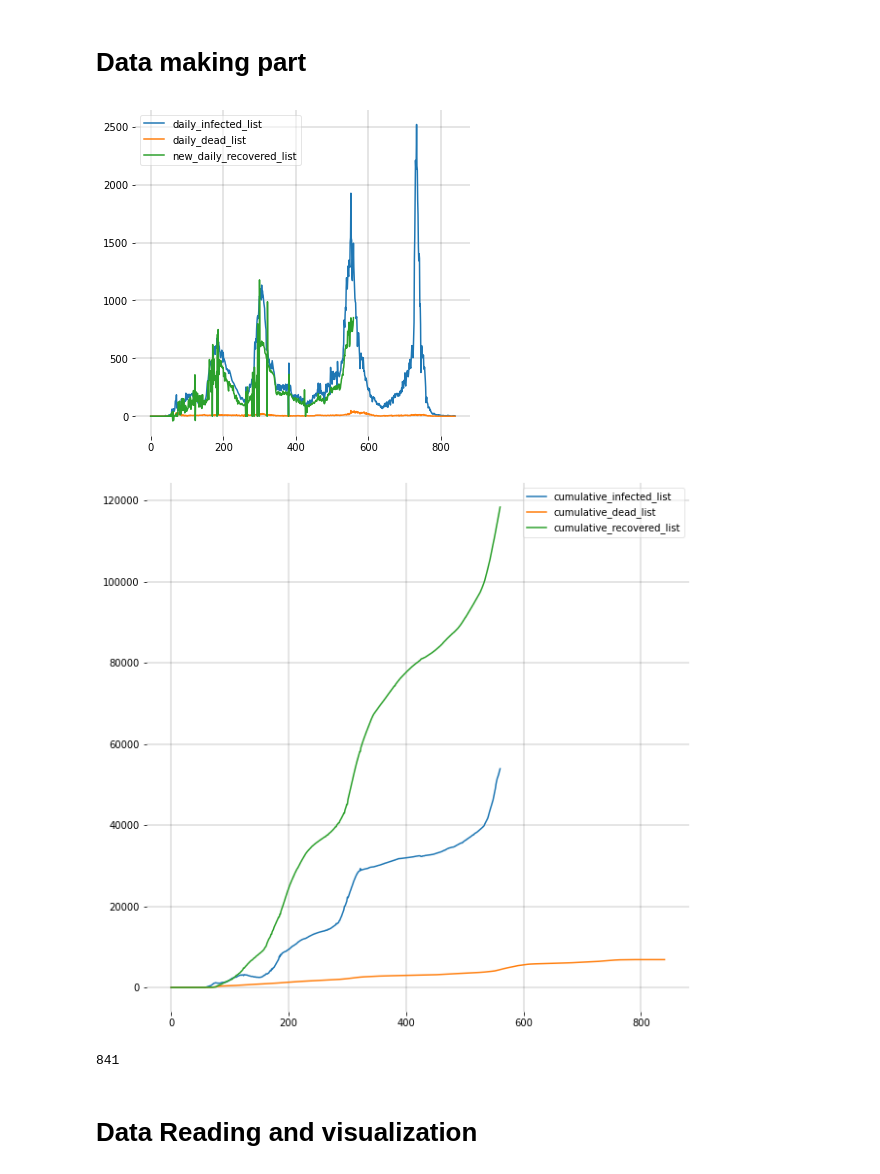
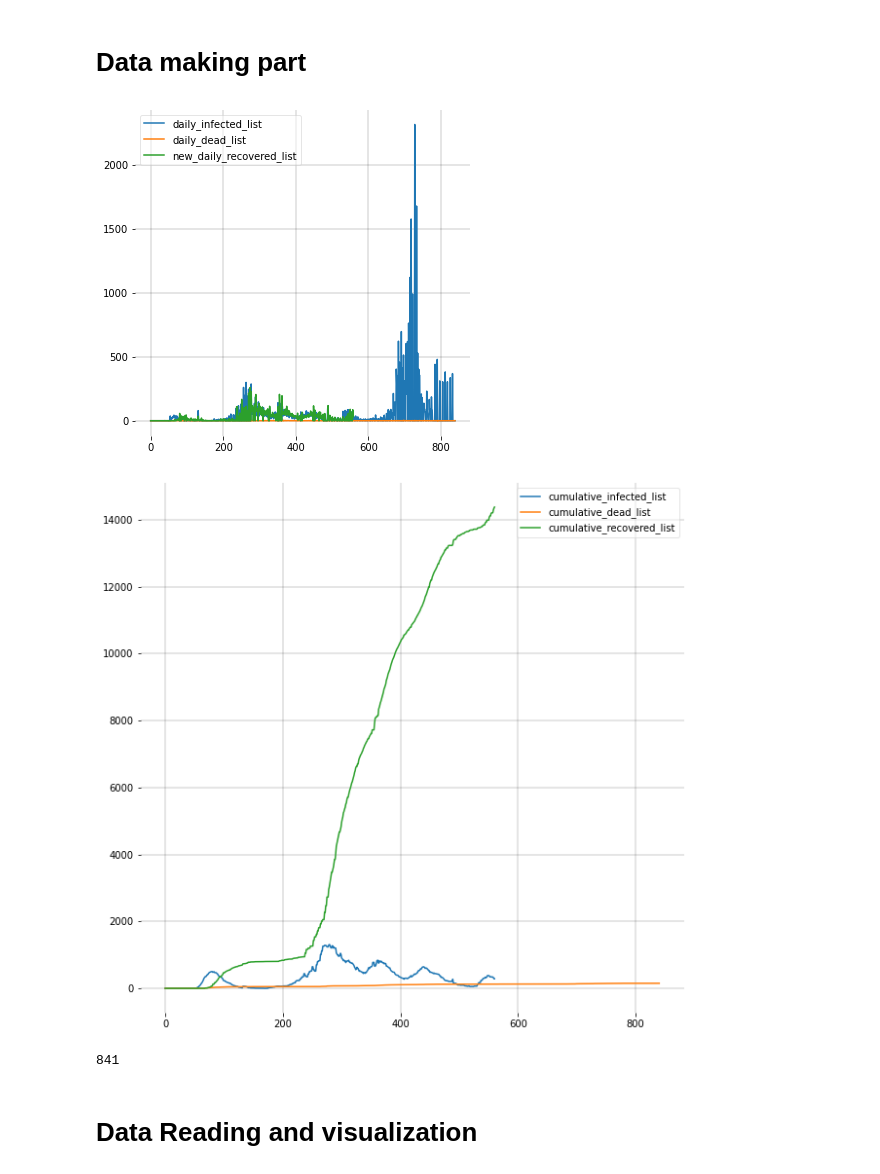
Before and after one commit to jhgoblue/covid-19-pbl, a Jupyter notebook: dinn-sird-baseline.ipynb, the cells around one changed output. Drawn from its saved outputs; the diff is of its cells as text; code cells hidden in the pictures.

Commit message:
Kaggle Notebook | DINN-SIRD-baseline | Andorra_570

```diff
--- a/dinn-sird-baseline.ipynb
+++ b/dinn-sird-baseline.ipynb
@@ -55,7 +55,7 @@ for file_name in sorted_fnames:
     confirmed = 0
     recovered = 0
     for key,row in df.iterrows():
-        if key == 'Algeria':
+        if key == 'Andorra':
             deaths = deaths + row['Deaths']
             confirmed = confirmed + row['Confirmed']
             recovered = recovered + row['Recovered']
@@ -97,34 +97,34 @@ for spine in ('top', 'right', 'bottom', 'left'):
     ax.spines[spine].set_visible(False)
 plt.show();
 # %% [output]
-[figure, old version]
+[figure, new version]
 # %%
 # Making the SIDR list
-N = 44700000
+N = 79535
 cumulative_susceptible_list = []
 for i in range(len(cumulative_recovered_list)):
     cumulative_infected_list[i]=(cumulative_infected_list[i] - cumulative_recovered_list[i]- cumulative_dead_list[i])
     cumulative_susceptible_list.append(N - cumulative_recovered_list[i] - cumulative_infected_list[i] - cumulative_dead_list[i])
 
 fig = plt.figure(figsize=(10,10))
 
 ax = fig.add_subplot(111, facecolor='#dddddd', axisbelow=True)
 ax.set_facecolor('xkcd:white')
 
 # plt.plot(cumulative_susceptible_list[:310], label = 'cumulative_susceptible_list')
 plt.plot(cumulative_infected_list, label = 'cumulative_infected_list')
 plt.plot(cumulative_dead_list, label = 'cumulative_dead_list')
 plt.plot(cumulative_recovered_list, label = 'cumulative_recovered_list')
 
 ax.grid(b=True, which='major', c='black', lw=0.2, ls='-')
 legend = ax.legend()
 legend.get_frame().set_alpha(0.5)
 for spine in ('top', 'right', 'bottom', 'left'):
     ax.spines[spine].set_visible(False)
 plt.show();
 print(len(cumulative_susceptible_list))
 # %% [output]
-[figure, old version]
+[figure, new version]
 841
 # %%
 #save as csv files
```
Also changed, not shown: parts of 8 cells of this notebook.
